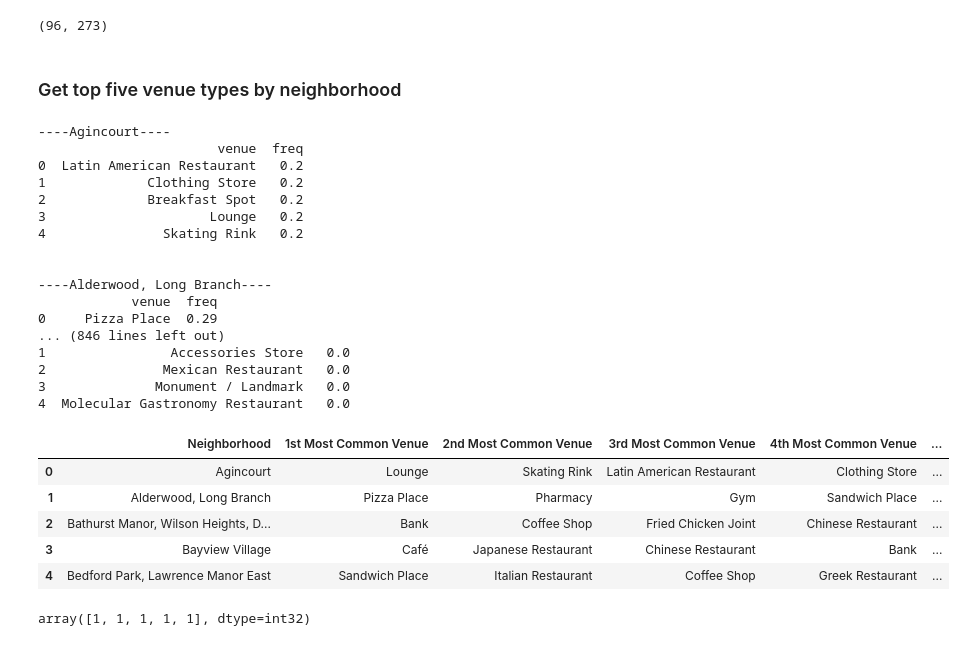
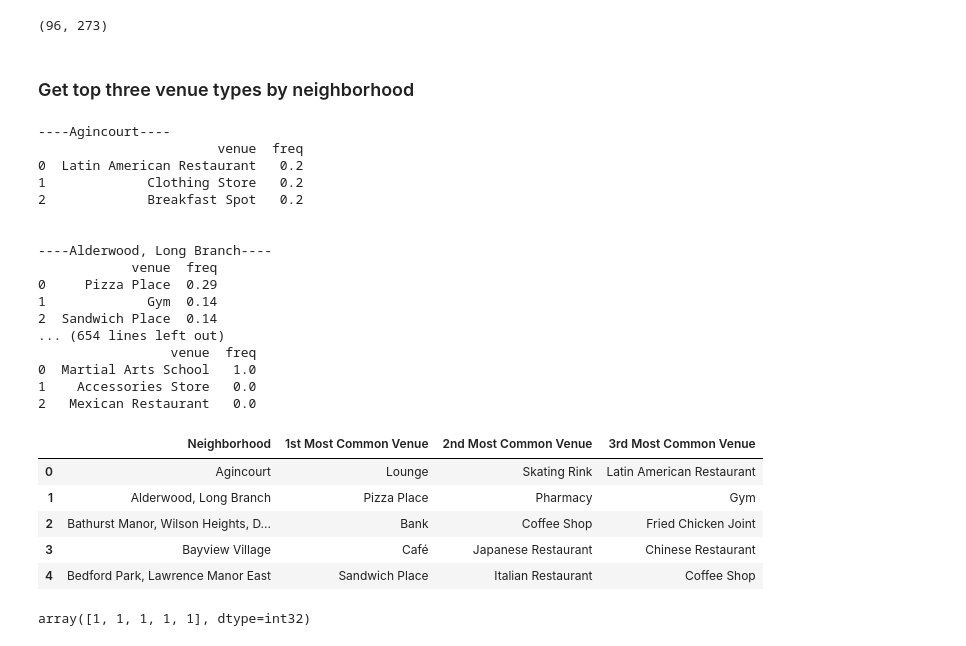
Before and after one commit to go-donnell/Coursera_Capstone, a Jupyter notebook: Segmenting and Clustering in Toronto.ipynb, the cells around one changed output. Cells and saved outputs as stored; diff of their text form; code cells hidden in the pictures.

```diff
--- a/Segmenting and Clustering in Toronto.ipynb
+++ b/Segmenting and Clustering in Toronto.ipynb
@@ -189,12 +189,3 @@ map_toronto
 [interactive output not drawn]
 # %% [markdown]
 ### Connect to Foursquare, explore first neighborhood and get venues
-# %%
-CLIENT_ID = 'APIPHRU314KKS5GQTKE33USBVQUXQKQT35LRUYCHGDKNK3VA' # your Foursquare ID
-CLIENT_SECRET = '31AFELDLWCOFQ4ZXHCXLLFP34QRS3WX3FIZ1JBHNKNNYJUDZ' # your Foursquare Secret
-VERSION = '20180605' # Foursquare API version
-LIMIT = 100 # A default Foursquare API limit value
-
-print('Your credentails:')
-print('CLIENT_ID: ' + CLIENT_ID)
-print('CLIENT_SECRET:' + CLIENT_SECRET)
@@ -367,15 +357,11 @@ There are 273 unique categories.
 ### Group by and format neighborhoods by venue type
 # %%
 # one hot encoding
-#toronto_onehot = pd.get_dummies(toronto_venues[['Venue Category']], prefix="", prefix_sep="")
-#toronto_venues['Neighborhood']
+toronto_onehot = pd.get_dummies(toronto_venues[['Venue Category']], prefix="", prefix_sep="")
+
 # add neighborhood column back to dataframe
 toronto_onehot['Neighborhood'] = toronto_venues['Neighborhood']
 
-# move neighborhood column to the first column
-#fixed_columns = [toronto_onehot.columns[-1]] + list(toronto_onehot.columns[:-1])
-#toronto_onehot = toronto_onehot[fixed_columns]
-
 toronto_onehot['Neighborhood']
 # %% [output]
 0                                               Parkwoods
@@ -391,9 +377,10 @@ toronto_onehot['Neighborhood']
 2140    Mimico NW, The Queensway West, South of Bloor,...
 Name: Neighborhood, Length: 2141, dtype: object
 # %%
-#col_name="Neighborhood"
-#first_col = toronto_onehot.pop(col_name)
-#toronto_onehot.head()
+# move neighborhood column to the first column
+col_name="Neighborhood"
+first_col = toronto_onehot.pop(col_name)
+toronto_onehot.head()
 toronto_onehot.insert(0, col_name, first_col)
 toronto_onehot.head()
 # %% [output]
@@ -432,9 +419,9 @@ toronto_grouped.shape
 # %% [output]
 (96, 273)
 # %% [markdown]
-### Get top five venue types by neighborhood
+### Get top three venue types by neighborhood
 # %%
-num_top_venues = 5
+num_top_venues = 3
 
 for hood in toronto_grouped['Neighborhood']:
     print("----"+hood+"----")
@@ -451,18 +438,18 @@ for hood in toronto_grouped['Neighborhood']:
 0  Latin American Restaurant   0.2
 1             Clothing Store   0.2
 2             Breakfast Spot   0.2
-3                     Lounge   0.2
-4               Skating Rink   0.2
 
 
 ----Alderwood, Long Branch----
             venue  freq
 0     Pizza Place  0.29
-... (846 lines left out)
-1                Accessories Store   0.0
-2               Mexican Restaurant   0.0
-3              Monument / Landmark   0.0
-4  Molecular Gastronomy Restaurant   0.0
+1             Gym  0.14
+2  Sandwich Place  0.14
+... (654 lines left out)
+                 venue  freq
+0  Martial Arts School   1.0
+1    Accessories Store   0.0
+2   Mexican Restaurant   0.0
 # %%
 def return_most_common_venues(row, num_top_venues):
     row_categories = row.iloc[1:]
@@ -470,33 +457,33 @@ def return_most_common_venues(row, num_top_venues):
 
     return row_categories_sorted.index.values[0:num_top_venues]
 # %%
-num_top_venues = 5
+num_top_venues = 3
 
 indicators = ['st', 'nd', 'rd']
 
 # create columns according to number of top venues
 columns = ['Neighborhood']
 for ind in np.arange(num_top_venues):
     try:
         columns.append('{}{} Most Common Venue'.format(ind+1, indicators[ind]))
     except:
         columns.append('{}th Most Common Venue'.format(ind+1))
 
 # create a new dataframe
 neighborhoods_venues_sorted = pd.DataFrame(columns=columns)
 neighborhoods_venues_sorted['Neighborhood'] = toronto_grouped['Neighborhood']
 
 for ind in np.arange(toronto_grouped.shape[0]):
     neighborhoods_venues_sorted.iloc[ind, 1:] = return_most_common_venues(toronto_grouped.iloc[ind, :], num_top_venues)
 
 neighborhoods_venues_sorted.head()
 # %% [output]
-|  | Neighborhood | 1st Most Common Venue | 2nd Most Common Venue | 3rd Most Common Venue | 4th Most Common Venue | ... |
-| 0 | Agincourt | Lounge | Skating Rink | Latin American Restaurant | Clothing Store | ... |
-| 1 | Alderwood, Long Branch | Pizza Place | Pharmacy | Gym | Sandwich Place | ... |
-| 2 | Bathurst Manor, Wilson Heights, D... | Bank | Coffee Shop | Fried Chicken Joint | Chinese Restaurant | ... |
-| 3 | Bayview Village | Café | Japanese Restaurant | Chinese Restaurant | Bank | ... |
-| 4 | Bedford Park, Lawrence Manor East | Sandwich Place | Italian Restaurant | Coffee Shop | Greek Restaurant | ... |
+|  | Neighborhood | 1st Most Common Venue | 2nd Most Common Venue | 3rd Most Common Venue |
+| 0 | Agincourt | Lounge | Skating Rink | Latin American Restaurant |
+| 1 | Alderwood, Long Branch | Pizza Place | Pharmacy | Gym |
+| 2 | Bathurst Manor, Wilson Heights, D... | Bank | Coffee Shop | Fried Chicken Joint |
+| 3 | Bayview Village | Café | Japanese Restaurant | Chinese Restaurant |
+| 4 | Bedford Park, Lawrence Manor East | Sandwich Place | Italian Restaurant | Coffee Shop |
 # %%
 # set number of clusters
 kclusters = 5
```
Also changed, not shown: parts of 7 cells of this notebook.
